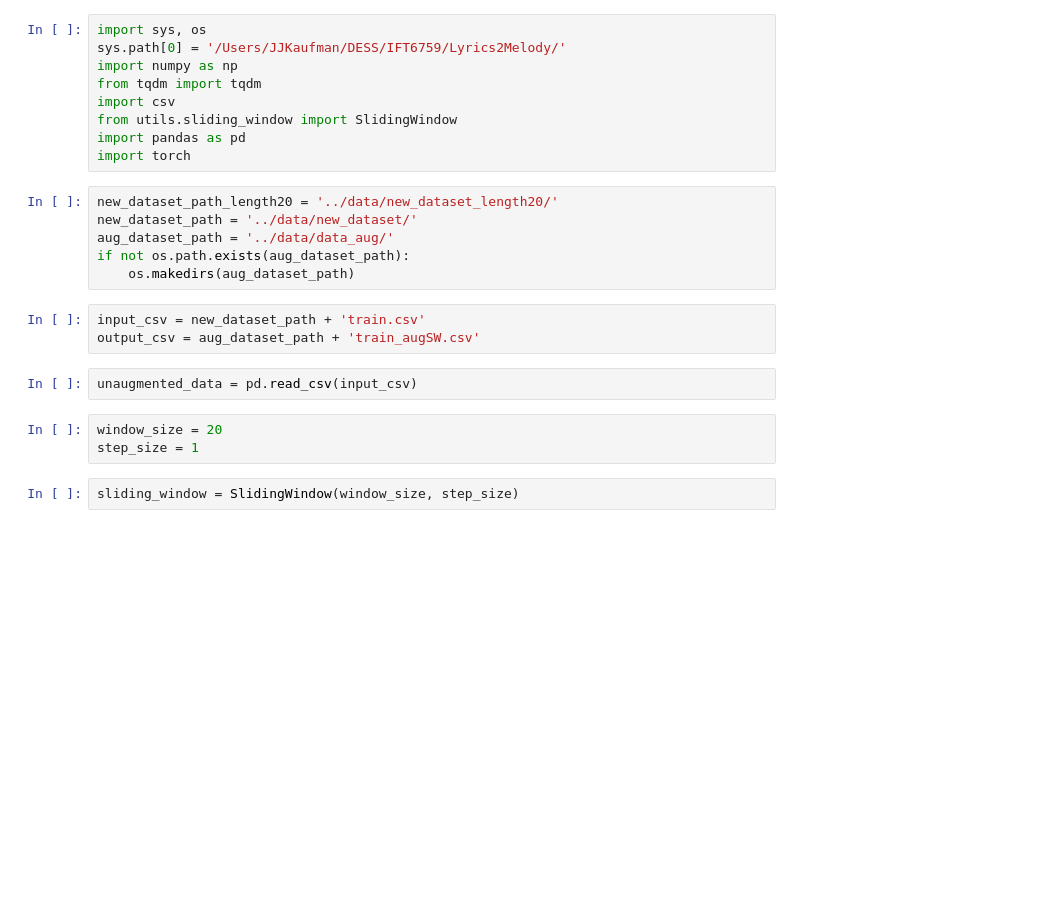
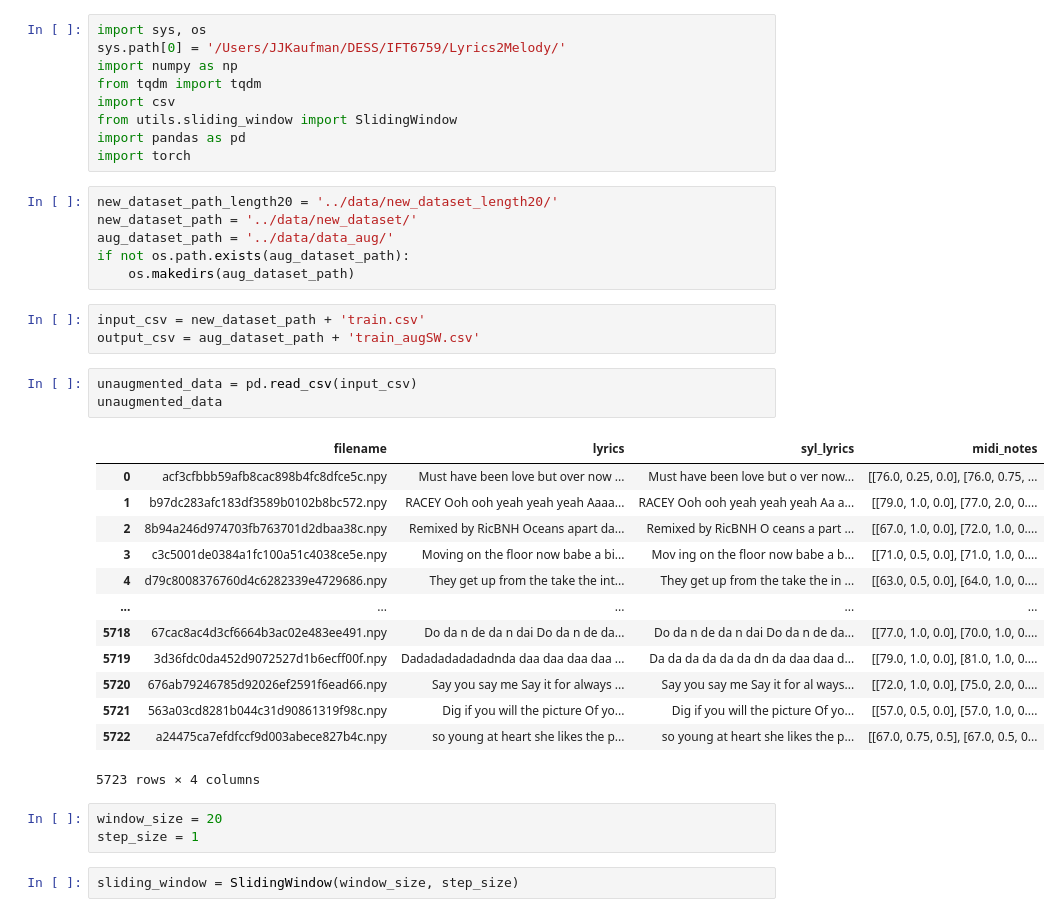
Before and after one commit to jj-haygurlhay/Lyrics2Melody, a Jupyter notebook: notebooks/data_aug.ipynb, the cells around one changed output. Drawn from its saved outputs; the diff is of its cells as text; blank space fills up the shorter version.

```diff
--- a/notebooks/data_aug.ipynb
+++ b/notebooks/data_aug.ipynb
@@ -18,6 +18,21 @@ input_csv = new_dataset_path + 'train.csv'
 output_csv = aug_dataset_path + 'train_augSW.csv'
 # %%
 unaugmented_data = pd.read_csv(input_csv)
+unaugmented_data
+# %% [output]
+|  | filename | lyrics | syl_lyrics | midi_notes |
+| 0 | acf3cfbbb59afb8cac898b4fc8dfce5c.npy | Must have been love but over now ... | Must have been love but o ver now... | [[76.0, 0.25, 0.0], [76.0, 0.75, ... |
+| 1 | b97dc283afc183df3589b0102b8bc572.npy | RACEY Ooh ooh yeah yeah yeah Aaaa... | RACEY Ooh ooh yeah yeah yeah Aa a... | [[79.0, 1.0, 0.0], [77.0, 2.0, 0.... |
+| 2 | 8b94a246d974703fb763701d2dbaa38c.npy | Remixed by RicBNH Oceans apart da... | Remixed by RicBNH O ceans a part ... | [[67.0, 1.0, 0.0], [72.0, 1.0, 0.... |
+| 3 | c3c5001de0384a1fc100a51c4038ce5e.npy | Moving on the floor now babe a bi... | Mov ing on the floor now babe a b... | [[71.0, 0.5, 0.0], [71.0, 1.0, 0.... |
+| 4 | d79c8008376760d4c6282339e4729686.npy | They get up from the take the int... | They get up from the take the in ... | [[63.0, 0.5, 0.0], [64.0, 1.0, 0.... |
+| ... | ... | ... | ... | ... |
+| 5718 | 67cac8ac4d3cf6664b3ac02e483ee491.npy | Do da n de da n dai Do da n de da... | Do da n de da n dai Do da n de da... | [[77.0, 1.0, 0.0], [70.0, 1.0, 0.... |
+| 5719 | 3d36fdc0da452d9072527d1b6ecff00f.npy | Dadadadadadadnda daa daa daa daa ... | Da da da da da da dn da daa daa d... | [[79.0, 1.0, 0.0], [81.0, 1.0, 0.... |
+| 5720 | 676ab79246785d92026ef2591f6ead66.npy | Say you say me Say it for always ... | Say you say me Say it for al ways... | [[72.0, 1.0, 0.0], [75.0, 2.0, 0.... |
+| 5721 | 563a03cd8281b044c31d90861319f98c.npy | Dig if you will the picture Of yo... | Dig if you will the picture Of yo... | [[57.0, 0.5, 0.0], [57.0, 1.0, 0.... |
+| 5722 | a24475ca7efdfccf9d003abece827b4c.npy | so young at heart she likes the p... | so young at heart she likes the p... | [[67.0, 0.75, 0.5], [67.0, 0.5, 0... |
+5723 rows × 4 columns
 # %%
 window_size = 20
 step_size = 1
```
Also changed, not shown: parts of 3 cells of this notebook, 1 other file.
